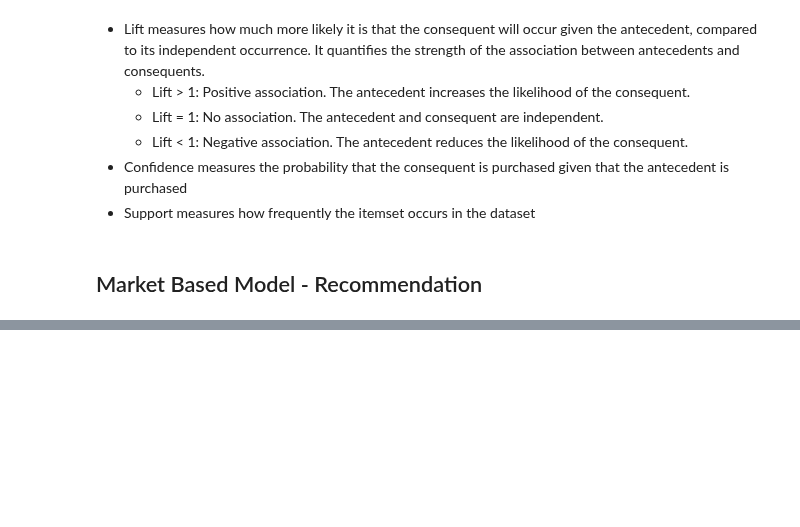
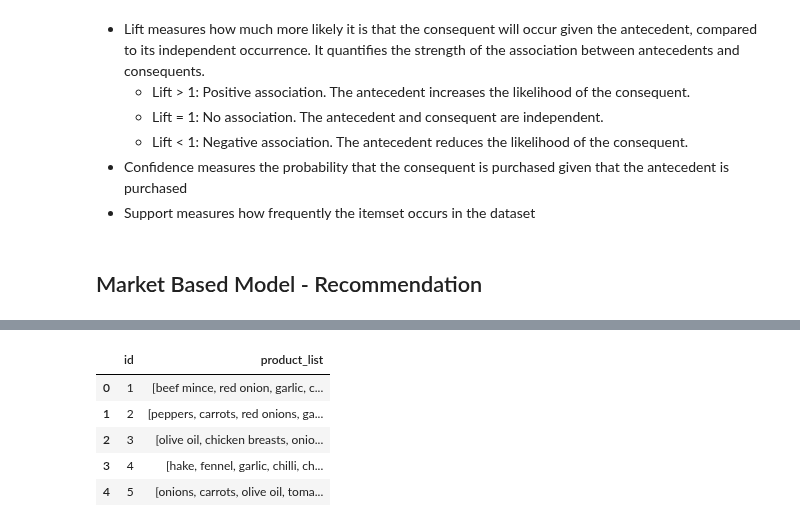
Before and after one commit to AfonsoCunha22/ComputationalToolsProject, a Jupyter notebook: similar_products.ipynb, the cells around one changed output, grey strips where cells are left out. Cells and saved outputs as stored; diff of their text form; code cells hidden in the pictures; blank space fills up the shorter version.

```diff
--- a/similar_products.ipynb
+++ b/similar_products.ipynb
@@ -501,0 +535,14 @@ df.head()
+# %%
+recipes_reworked_df = recipes_df.groupby("id")["0"].apply(list).reset_index()
+
+# Rename columns for clarity
+recipes_reworked_df.rename(columns={"0": "product_list"}, inplace=True)
+
+recipes_reworked_df.head()
+# %% [output]
+|  | id | product_list |
+| 0 | 1 | [beef mince, red onion, garlic, c... |
+| 1 | 2 | [peppers, carrots, red onions, ga... |
+| 2 | 3 | [olive oil, chicken breasts, onio... |
+| 3 | 4 | [hake, fennel, garlic, chilli, ch... |
+| 4 | 5 | [onions, carrots, olive oil, toma... |
```
Also changed, not shown: parts of 48 cells of this notebook.
